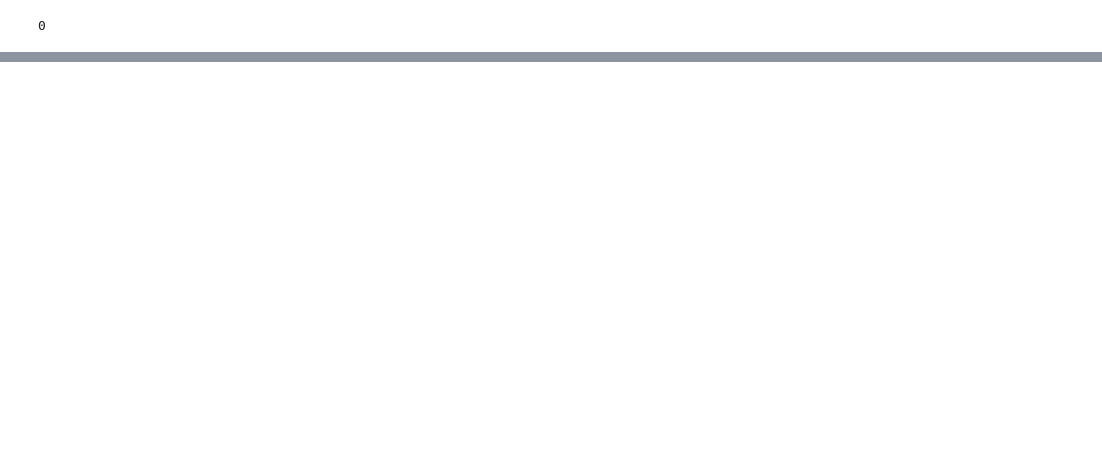
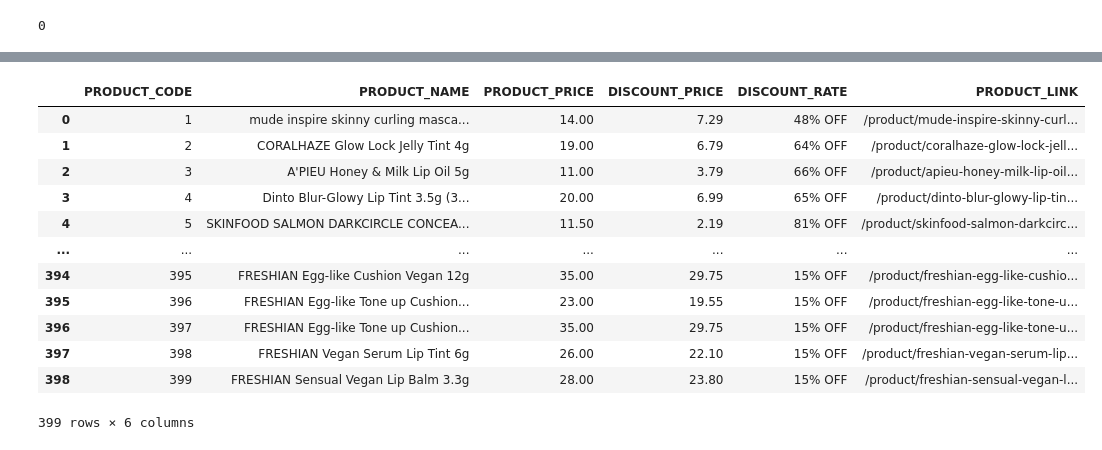
Before and after one commit to Kkaemii/SeSac_Practice, a Jupyter notebook: pymysql_proc/crawling_db_proc.ipynb, the cells around one changed output, grey strips where cells are left out. Drawn from its saved outputs; the diff is of its cells as text; code cells hidden in the pictures; blank space fills up the shorter version.

```diff
--- a/pymysql_proc/crawling_db_proc.ipynb
+++ b/pymysql_proc/crawling_db_proc.ipynb
@@ -289,0 +302,19 @@ discounted_rate
+# %%
+db = conn('beauty_shop')
+sql = 'select * from product'
+df = pd.read_sql(sql,db)
+df
+# %% [output]
+|  | PRODUCT_CODE | PRODUCT_NAME | PRODUCT_PRICE | DISCOUNT_PRICE | DISCOUNT_RATE | PRODUCT_LINK |
+| 0 | 1 | mude inspire skinny curling masca... | 14.00 | 7.29 | 48% OFF | /product/mude-inspire-skinny-curl... |
+| 1 | 2 | CORALHAZE Glow Lock Jelly Tint 4g | 19.00 | 6.79 | 64% OFF | /product/coralhaze-glow-lock-jell... |
+| 2 | 3 | A'PIEU Honey & Milk Lip Oil 5g | 11.00 | 3.79 | 66% OFF | /product/apieu-honey-milk-lip-oil... |
+| 3 | 4 | Dinto Blur-Glowy Lip Tint 3.5g (3... | 20.00 | 6.99 | 65% OFF | /product/dinto-blur-glowy-lip-tin... |
+| 4 | 5 | SKINFOOD SALMON DARKCIRCLE CONCEA... | 11.50 | 2.19 | 81% OFF | /product/skinfood-salmon-darkcirc... |
+| ... | ... | ... | ... | ... | ... | ... |
+| 394 | 395 | FRESHIAN Egg-like Cushion Vegan 12g | 35.00 | 29.75 | 15% OFF | /product/freshian-egg-like-cushio... |
+| 395 | 396 | FRESHIAN Egg-like Tone up Cushion... | 23.00 | 19.55 | 15% OFF | /product/freshian-egg-like-tone-u... |
+| 396 | 397 | FRESHIAN Egg-like Tone up Cushion... | 35.00 | 29.75 | 15% OFF | /product/freshian-egg-like-tone-u... |
+| 397 | 398 | FRESHIAN Vegan Serum Lip Tint 6g | 26.00 | 22.10 | 15% OFF | /product/freshian-vegan-serum-lip... |
+| 398 | 399 | FRESHIAN Sensual Vegan Lip Balm 3.3g | 28.00 | 23.80 | 15% OFF | /product/freshian-sensual-vegan-l... |
+399 rows × 6 columns
```
Also changed, not shown: parts of 31 cells of this notebook, 2 other files.
